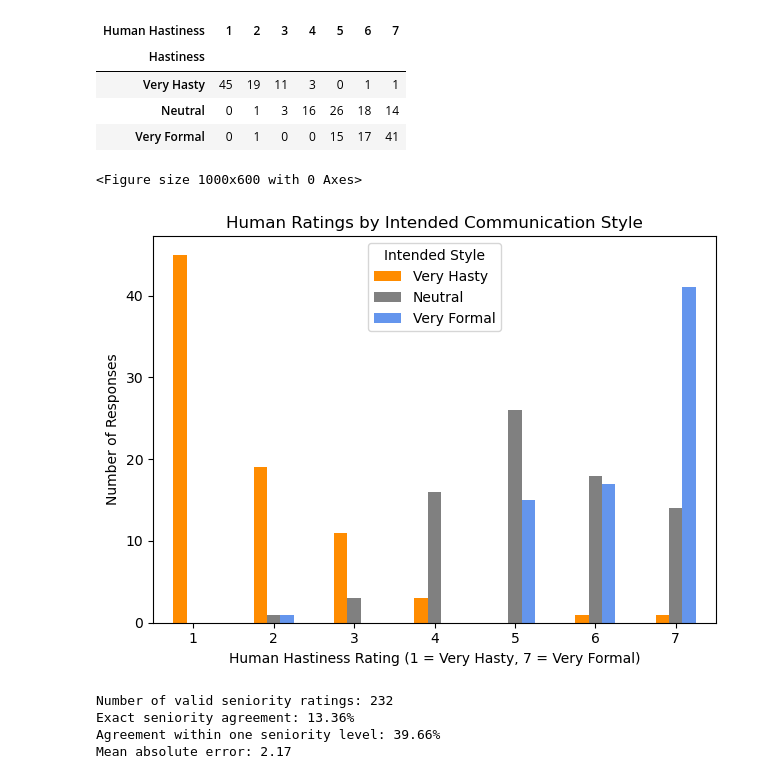
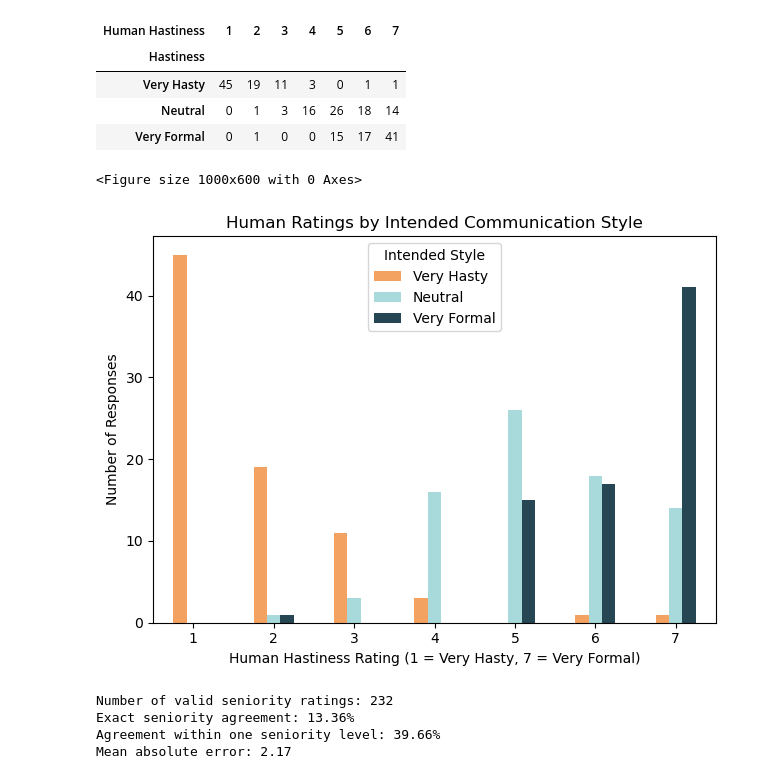
Before and after one commit to arwaguudle/AI-Data-Governance-Project, a Jupyter notebook: Automating-Data-Governance-main/variations_results/survey_result.ipynb, the cells around one changed output. Drawn from its saved outputs; the diff is of its cells as text; code cells hidden in the pictures.

```diff
--- a/Automating-Data-Governance-main/variations_results/survey_result.ipynb
+++ b/Automating-Data-Governance-main/variations_results/survey_result.ipynb
@@ -247,20 +247,20 @@ display(hastiness_distribution)
 # %%
 plt.figure(figsize=(10, 6))
 
-hastiness_distribution.T.plot(kind="bar", color = ["darkorange","grey","cornflowerblue"])
+hastiness_distribution.T.plot(kind="bar", color=["#F4A261", "#A8DADC", "#264653"])
 
 plt.xlabel("Human Hastiness Rating (1 = Very Hasty, 7 = Very Formal)")
 plt.ylabel("Number of Responses")
 plt.title("Human Ratings by Intended Communication Style")
 
 plt.xticks(rotation=0)
 plt.legend(title="Intended Style")
 
 plt.tight_layout()
 plt.show()
 # %% [output]
 <Figure size 1000x600 with 0 Axes>
-[figure, old version]
+[figure, new version]
 # %%
 #evaluating the seniority
 
```
Also changed, not shown: parts of 3 cells of this notebook, 1 other file.
